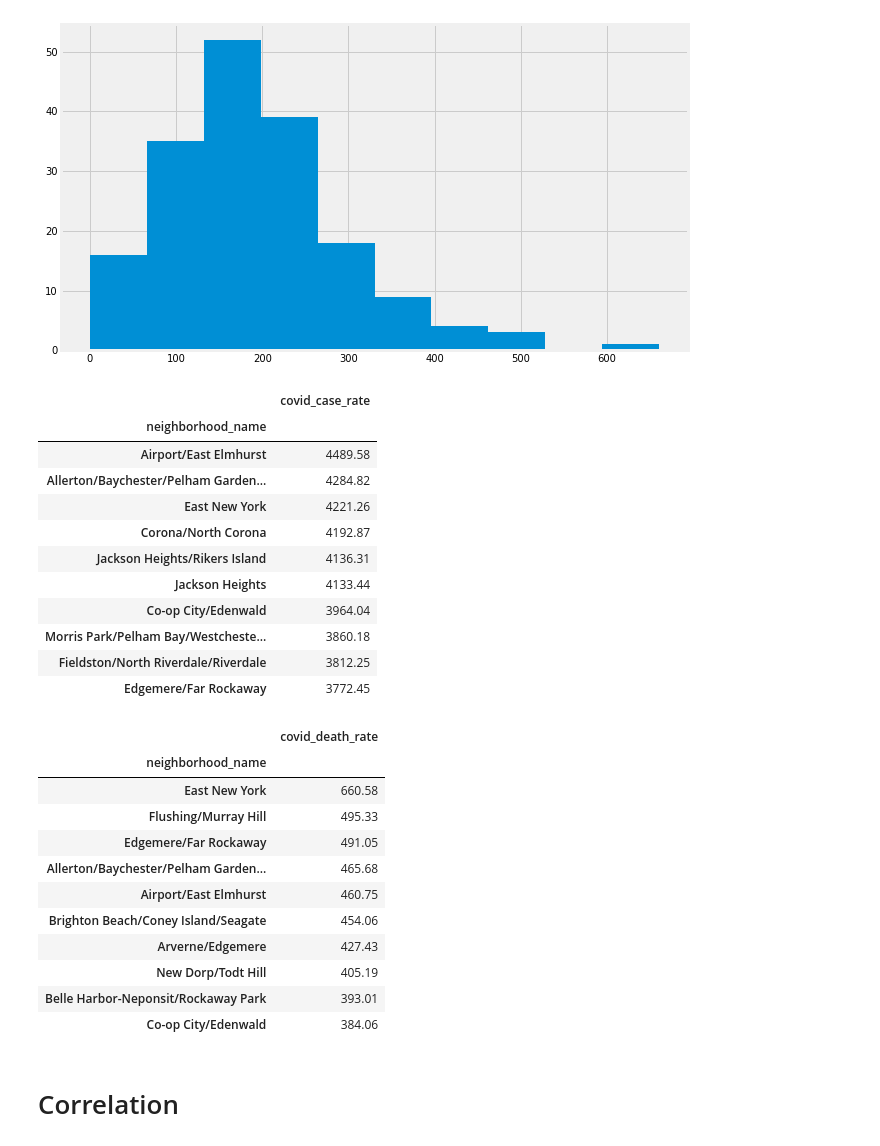
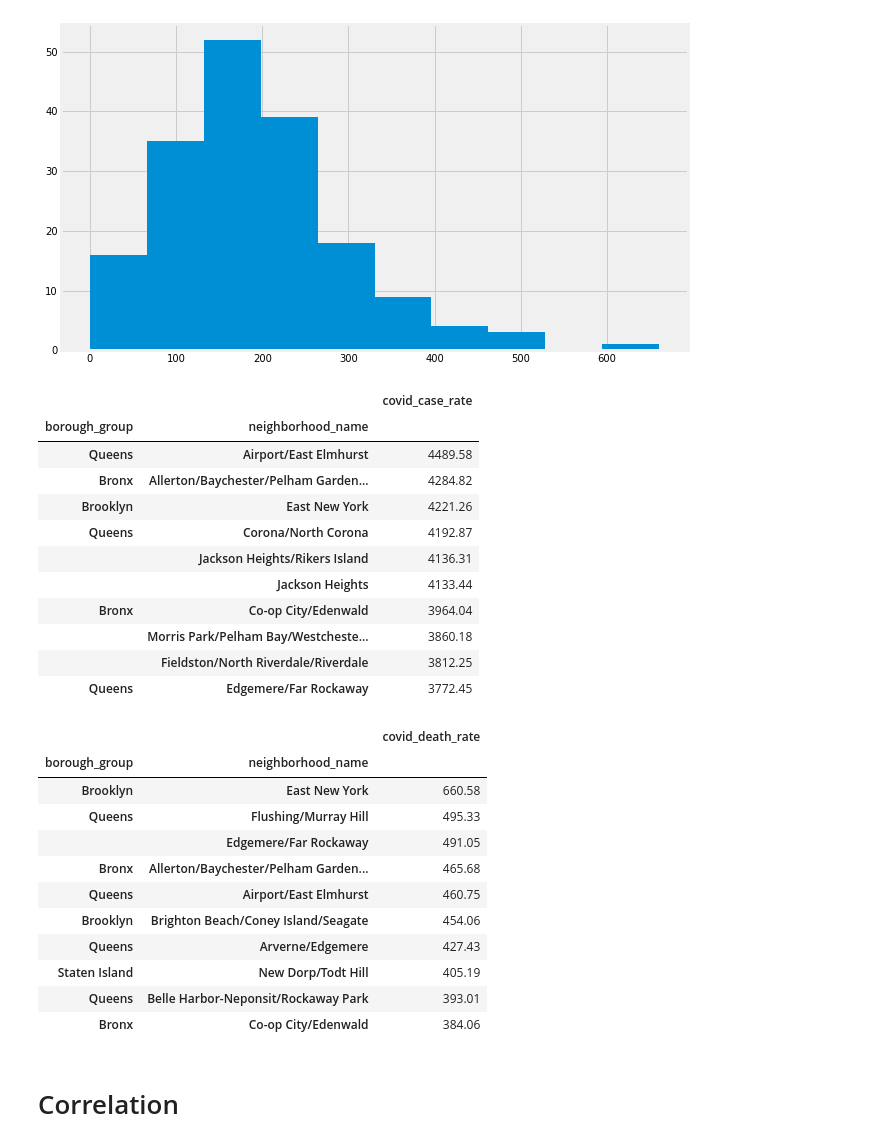
Before and after one commit to LilyTruong2291/COVID19-in-NYC, a Jupyter notebook: data_eda.ipynb, the cells around one changed output. Saved outputs shown, nothing was run; the diff lists cells and outputs as text; code cells hidden in the pictures.

```diff
--- a/data_eda.ipynb
+++ b/data_eda.ipynb
@@ -59,35 +59,35 @@ covid.covid_death_rate.hist()
 [figure]
 # %%
 # Sort the top 10 neighborhood with highest number of covid case rates and death rates
-pd.pivot_table(covid, index = 'neighborhood_name', values = 'covid_case_rate').sort_values('covid_case_rate', ascending = False)[:10]
+pd.pivot_table(covid, index = ['borough_group', 'neighborhood_name'], values = 'covid_case_rate').sort_values('covid_case_rate', ascending = False)[:10]
 # %% [output]
-|  | covid_case_rate |
-| neighborhood_name |  |
-| Airport/East Elmhurst | 4489.58 |
-| Allerton/Baychester/Pelham Garden... | 4284.82 |
-| East New York | 4221.26 |
-| Corona/North Corona | 4192.87 |
-| Jackson Heights/Rikers Island | 4136.31 |
-| Jackson Heights | 4133.44 |
-| Co-op City/Edenwald | 3964.04 |
-| Morris Park/Pelham Bay/Westcheste... | 3860.18 |
-| Fieldston/North Riverdale/Riverdale | 3812.25 |
-| Edgemere/Far Rockaway | 3772.45 |
+|  |  | covid_case_rate |
+| borough_group | neighborhood_name |  |
+| Queens | Airport/East Elmhurst | 4489.58 |
+| Bronx | Allerton/Baychester/Pelham Garden... | 4284.82 |
+| Brooklyn | East New York | 4221.26 |
+| Queens | Corona/North Corona | 4192.87 |
+|  | Jackson Heights/Rikers Island | 4136.31 |
+|  | Jackson Heights | 4133.44 |
+| Bronx | Co-op City/Edenwald | 3964.04 |
+|  | Morris Park/Pelham Bay/Westcheste... | 3860.18 |
+|  | Fieldston/North Riverdale/Riverdale | 3812.25 |
+| Queens | Edgemere/Far Rockaway | 3772.45 |
 # %%
-pd.pivot_table(covid, index = 'neighborhood_name', values = 'covid_death_rate').sort_values('covid_death_rate', ascending = False)[:10]
+pd.pivot_table(covid, index = ['borough_group', 'neighborhood_name'], values = 'covid_death_rate').sort_values('covid_death_rate', ascending = False)[:10]
 # %% [output]
-|  | covid_death_rate |
-| neighborhood_name |  |
-| East New York | 660.58 |
-| Flushing/Murray Hill | 495.33 |
-| Edgemere/Far Rockaway | 491.05 |
-| Allerton/Baychester/Pelham Garden... | 465.68 |
-| Airport/East Elmhurst | 460.75 |
-| Brighton Beach/Coney Island/Seagate | 454.06 |
-| Arverne/Edgemere | 427.43 |
-| New Dorp/Todt Hill | 405.19 |
-| Belle Harbor-Neponsit/Rockaway Park | 393.01 |
-| Co-op City/Edenwald | 384.06 |
+|  |  | covid_death_rate |
+| borough_group | neighborhood_name |  |
+| Brooklyn | East New York | 660.58 |
+| Queens | Flushing/Murray Hill | 495.33 |
+|  | Edgemere/Far Rockaway | 491.05 |
+| Bronx | Allerton/Baychester/Pelham Garden... | 465.68 |
+| Queens | Airport/East Elmhurst | 460.75 |
+| Brooklyn | Brighton Beach/Coney Island/Seagate | 454.06 |
+| Queens | Arverne/Edgemere | 427.43 |
+| Staten Island | New Dorp/Todt Hill | 405.19 |
+| Queens | Belle Harbor-Neponsit/Rockaway Park | 393.01 |
+| Bronx | Co-op City/Edenwald | 384.06 |
 # %% [markdown]
 # Correlation
 # %%
```
